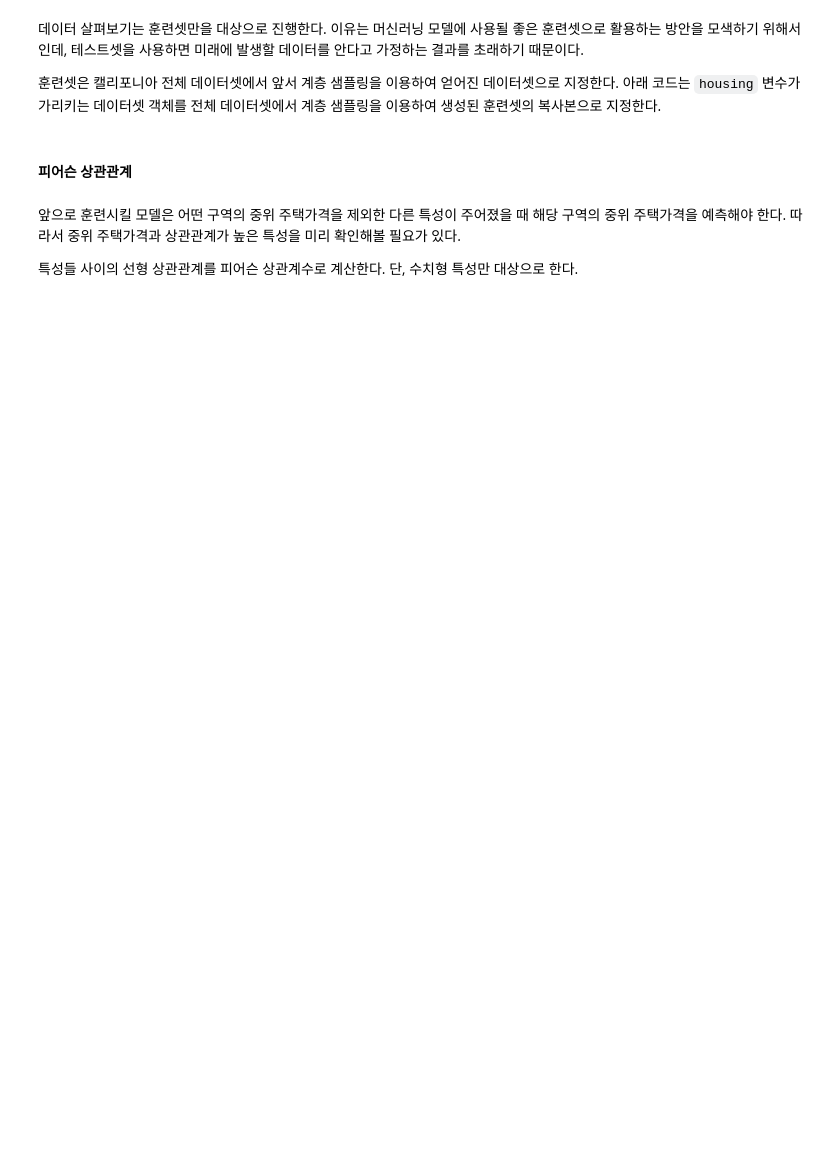
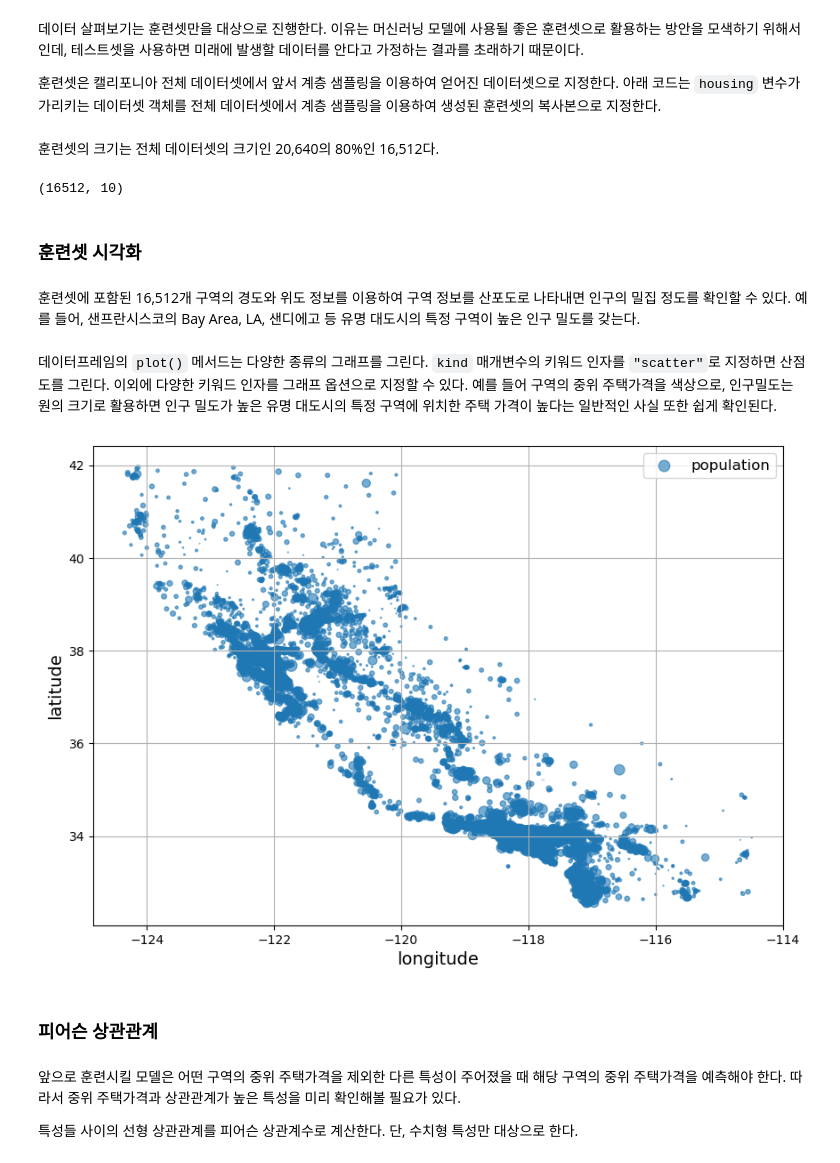
Before and after one commit to codingalzi/code-workout-ml, a Jupyter notebook: p1_lab_end2end_regression.ipynb, the cells around one changed output. Drawn from its saved outputs; the diff is of its cells as text; code cells hidden in the pictures; blank space fills up the shorter version.

```diff
--- a/p1_lab_end2end_regression.ipynb
+++ b/p1_lab_end2end_regression.ipynb
@@ -202,8 +333,42 @@ for set_ in (strat_train_set, strat_test_set):
 계층 샘플링을 이용하여 생성된 훈련셋의 복사본으로 지정한다.
 # %%
 housing = strat_train_set.copy()
+# %% [markdown]
+훈련셋의 크기는 전체 데이터셋의 크기인 20,640의 80%인 16,512다.
+# %%
+housing.shape
+# %% [output]
+(16512, 10)
+# %% [markdown]
+### 훈련셋 시각화
+# %% [markdown]
+훈련셋에 포함된 16,512개 구역의
+경도와 위도 정보를 이용하여 구역 정보를 산포도로 나타내면 인구의 밀집 정도를 확인할 수 있다.
+예를 들어, 샌프란시스코의 Bay Area, LA, 샌디에고 등 유명 대도시의 특정 구역이 높은 인구 밀도를 갖는다.
+# %% [markdown]
+데이터프레임의 `plot()` 메서드는 다양한 종류의 그래프를 그린다.
+`kind` 매개변수의 키워드 인자를 `"scatter"`로 지정하면 산점도를 그린다.
+이외에 다양한 키워드 인자를 그래프 옵션으로 지정할 수 있다.
+예를 들어 구역의 중위 주택가격을 색상으로,
+인구밀도는 원의 크기로 활용하면
+인구 밀도가 높은 유명 대도시의 특정 구역에 위치한
+주택 가격이 높다는 일반적인 사실 또한 쉽게 확인된다.
+# %%
+housing.plot(kind="scatter",
+             x="longitude",
+             y="latitude",
+             grid=True,
+             s=housing["population"] / 100, label="population",
+             alpha=0.6,
+             legend=True,
+             sharex=False,
+             figsize=(10, 7))
+
+plt.show()
+# %% [output]
+[figure, added]
 # %% [markdown]
-#### 피어슨 상관관계
+### 피어슨 상관관계
 # %% [markdown]
 앞으로 훈련시킬 모델은 어떤 구역의 중위 주택가격을 제외한 다른 특성이 주어졌을 때
 해당 구역의 중위 주택가격을 예측해야 한다.
```
Also changed, not shown: parts of 279 cells of this notebook, 2 other files.
